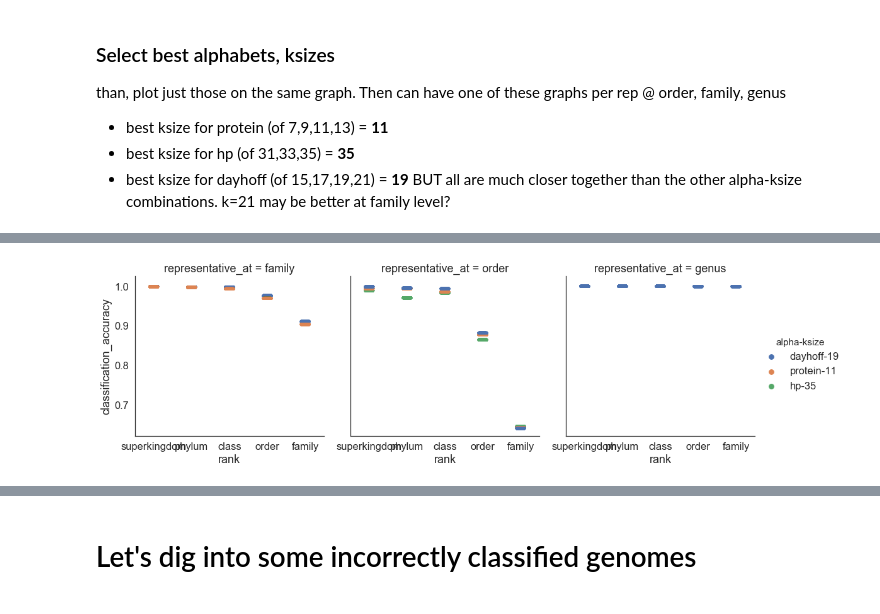
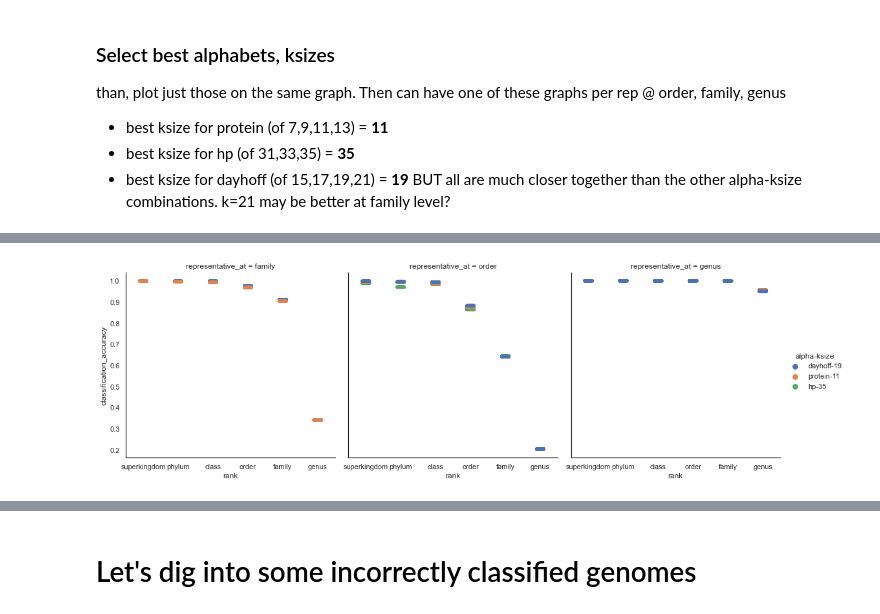
Before and after one commit to bluegenes/2020-gtdb-smash, a Jupyter notebook: notebooks/plot-gather-classify-accuracy.ipynb, the cells around one changed output, grey strips where cells are left out. Drawn from its saved outputs; the diff is of its cells as text; code cells hidden in the pictures.

```diff
--- a/notebooks/plot-gather-classify-accuracy.ipynb
+++ b/notebooks/plot-gather-classify-accuracy.ipynb
@@ -62,7 +62,10 @@ summaryDF
 | GCF_900109885 | species | 0 | no match | ['d__Bacteria', 'p__Desulfobacter... | no gather match | 0.0 | ... |
 148449 rows × 15 columns
 # %%
-summaryDF["classification_accuracy"] = summaryDF["total_correct_lineages"] / (summaryDF["total_correct_lineages"] + summaryDF["total incorrect lineages"] + summaryDF["total no match"] )
+summaryDF["sensitivity"] = summaryDF["total_correct_lineages"] / (summaryDF["total_correct_lineages"] + summaryDF["total incorrect lineages"] + summaryDF["total no match"] )
+summaryDF["precision"] = summaryDF["total_correct_lineages"] / (summaryDF["total_correct_lineages"] + summaryDF["total incorrect lineages"])
+summaryDF["F1_score"] = 2 * ((summaryDF["sensitivity"] * summaryDF["precision"]) / (summaryDF["sensitivity"] + summaryDF["precision"]))
+summaryDF = summaryDF[(summaryDF["rank"]!="species")]
 # %%
 summaryDF
 # %% [output]
@@ -110,0 +122,3 @@ g.savefig("classification-accuracy-representative-lca.gather.all.pdf")
+# %%
+rep_order =summaryDF[summaryDF["representative_at"] == "order"]
+sns.set_context("notebook", font_scale=1.5, rc={"lines.linewidth": 2.5})
@@ -133,6 +160,6 @@ sns.set_style("white")
 #sns.set_context("poster")
 sns.set_context("notebook", font_scale=1.5, rc={"lines.linewidth": 2.5})
 # %%
-g = sns.catplot(data=bestK[~bestK["rank"].isin(["species","genus"])],x="rank", y="classification_accuracy", hue="alpha-ksize", col="representative_at")
+g = sns.catplot(data=bestK[~bestK["rank"].isin(["species"])],x="rank", y="classification_accuracy", hue="alpha-ksize", col="representative_at")
 # %% [output]
-[figure, old version]
+[figure, new version]
```
Also changed, not shown: parts of 28 cells of this notebook.
